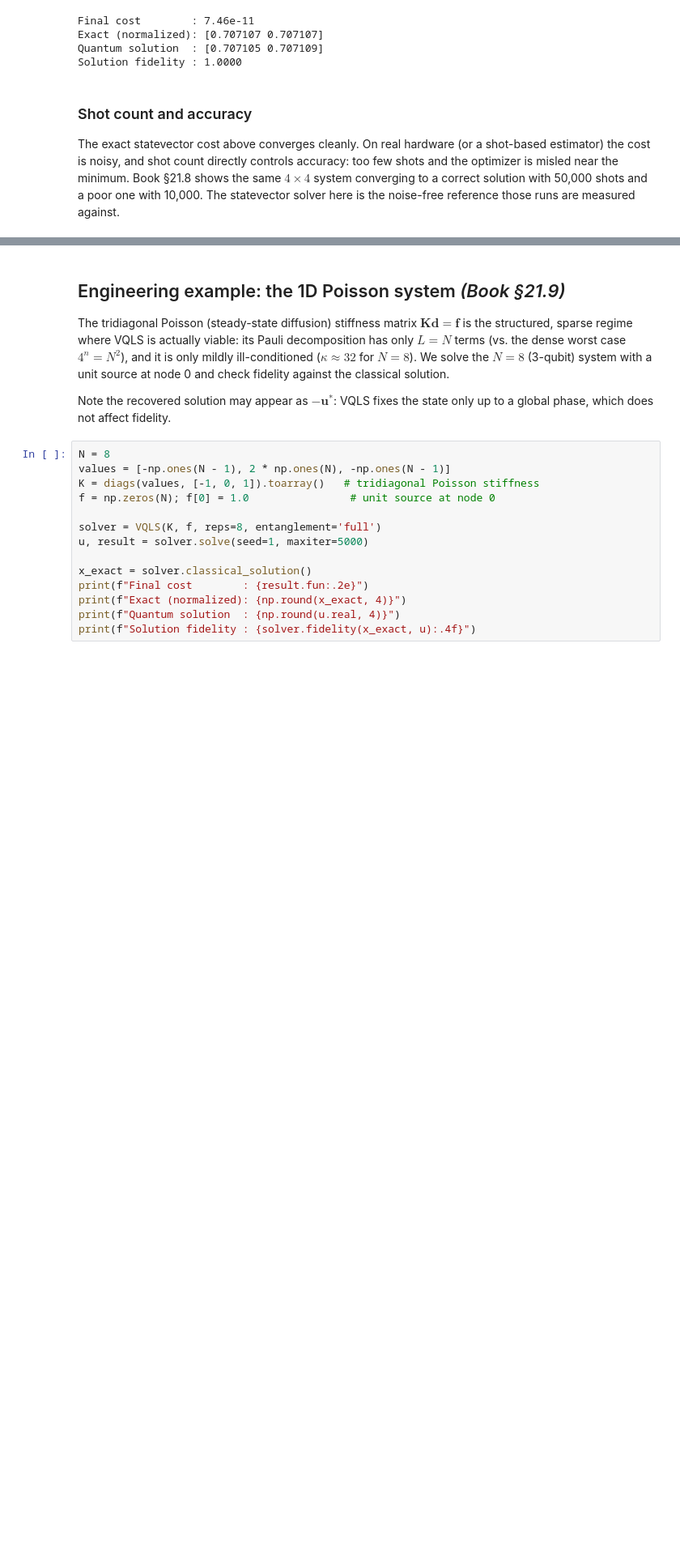
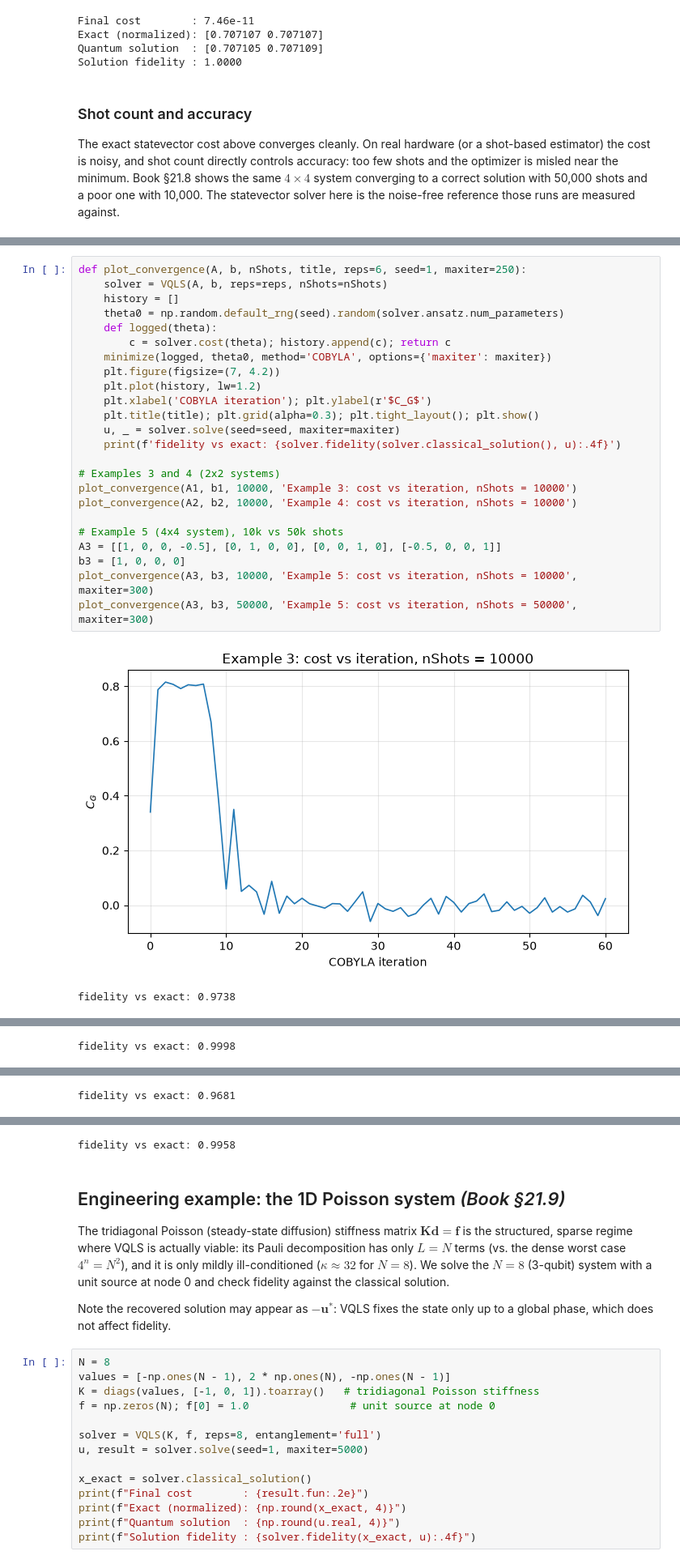
Before and after one commit to UW-ERSL/AppliedQC, a Jupyter notebook: Chapter21_VQLS_notebook.ipynb, the cells around one changed output, grey strips where cells are left out. Shown at 81% size. Drawn from its saved outputs; the diff is of its cells as text; blank space fills up the shorter version.

```diff
--- a/Chapter21_VQLS_notebook.ipynb
+++ b/Chapter21_VQLS_notebook.ipynb
@@ -74,0 +154,27 @@ The exact statevector cost above converges cleanly. On real hardware (or a shot-
+# %%
+def plot_convergence(A, b, nShots, title, reps=6, seed=1, maxiter=250):
+    solver = VQLS(A, b, reps=reps, nShots=nShots)
+    history = []
+    theta0 = np.random.default_rng(seed).random(solver.ansatz.num_parameters)
+    def logged(theta):
+        c = solver.cost(theta); history.append(c); return c
+    minimize(logged, theta0, method='COBYLA', options={'maxiter': maxiter})
+    plt.figure(figsize=(7, 4.2))
+    plt.plot(history, lw=1.2)
+    plt.xlabel('COBYLA iteration'); plt.ylabel(r'$C_G$')
+    plt.title(title); plt.grid(alpha=0.3); plt.tight_layout(); plt.show()
+    u, _ = solver.solve(seed=seed, maxiter=maxiter)
+    print(f'fidelity vs exact: {solver.fidelity(solver.classical_solution(), u):.4f}')
+
+# Examples 3 and 4 (2x2 systems)
+plot_convergence(A1, b1, 10000, 'Example 3: cost vs iteration, nShots = 10000')
+plot_convergence(A2, b2, 10000, 'Example 4: cost vs iteration, nShots = 10000')
+
+# Example 5 (4x4 system), 10k vs 50k shots
+A3 = [[1, 0, 0, -0.5], [0, 1, 0, 0], [0, 0, 1, 0], [-0.5, 0, 0, 1]]
+b3 = [1, 0, 0, 0]
+plot_convergence(A3, b3, 10000, 'Example 5: cost vs iteration, nShots = 10000', maxiter=300)
+plot_convergence(A3, b3, 50000, 'Example 5: cost vs iteration, nShots = 50000', maxiter=300)
+# %% [output]
+[figure, added]
+fidelity vs exact: 0.9738
@@ -74,0 +182 @@ The exact statevector cost above converges cleanly. On real hardware (or a shot-
+fidelity vs exact: 0.9998
@@ -74,0 +184 @@ The exact statevector cost above converges cleanly. On real hardware (or a shot-
+fidelity vs exact: 0.9681
@@ -75,3 +186,4 @@ The exact statevector cost above converges cleanly. On real hardware (or a shot-
+fidelity vs exact: 0.9958
 # %% [markdown]
 ## Engineering example: the 1D Poisson system  *(Book §21.9)*
 
```
Also changed, not shown: parts of 7 cells of this notebook, 1 other file.
